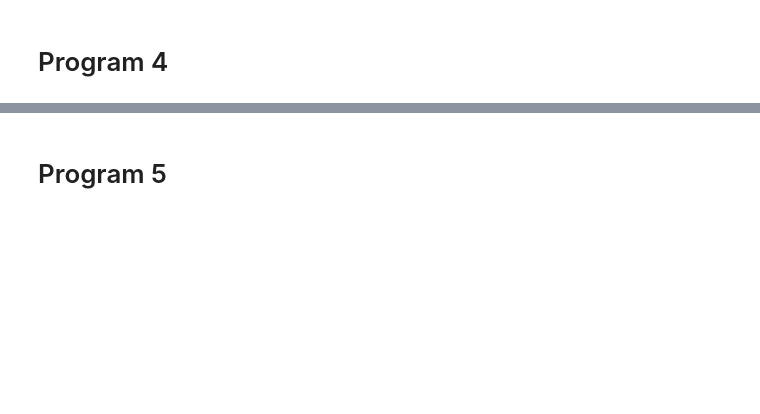
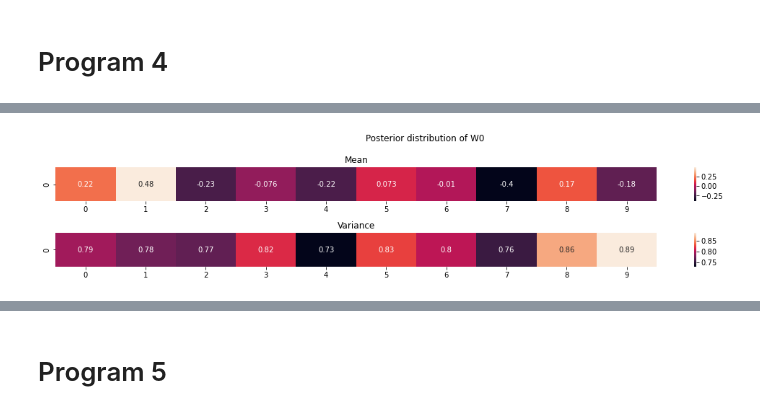
Before and after one commit to KimDinh/CPSC-532W-2021W1, a Jupyter notebook: a4/run_sampler.ipynb, the cells around one changed output, grey strips where cells are left out. Cells and saved outputs as stored; diff of their text form; code cells hidden in the pictures; blank space fills up the shorter version.

```diff
--- a/a4/run_sampler.ipynb
+++ b/a4/run_sampler.ipynb
@@ -163,0 +161,13 @@ np.save("data/p4_b1.npy", samples['b1'])
+# %%
+plt.figure(figsize=(15, 3))
+plt.subplot(2, 1, 1)
+sns.heatmap(np.mean(samples['W0'], axis=0, keepdims=True), annot=True)
+plt.title('Mean')
+plt.subplot(2, 1, 2)
+sns.heatmap(np.var(samples['W0'], axis=0, keepdims=True), annot=True)
+plt.title('Variance')
+plt.suptitle("Posterior distribution of W0")
+plt.tight_layout()
+plt.savefig("figs/p4_W0.png")
+# %% [output]
+[figure, added]
```
Also changed, not shown: parts of 17 cells of this notebook, 2 other files.
